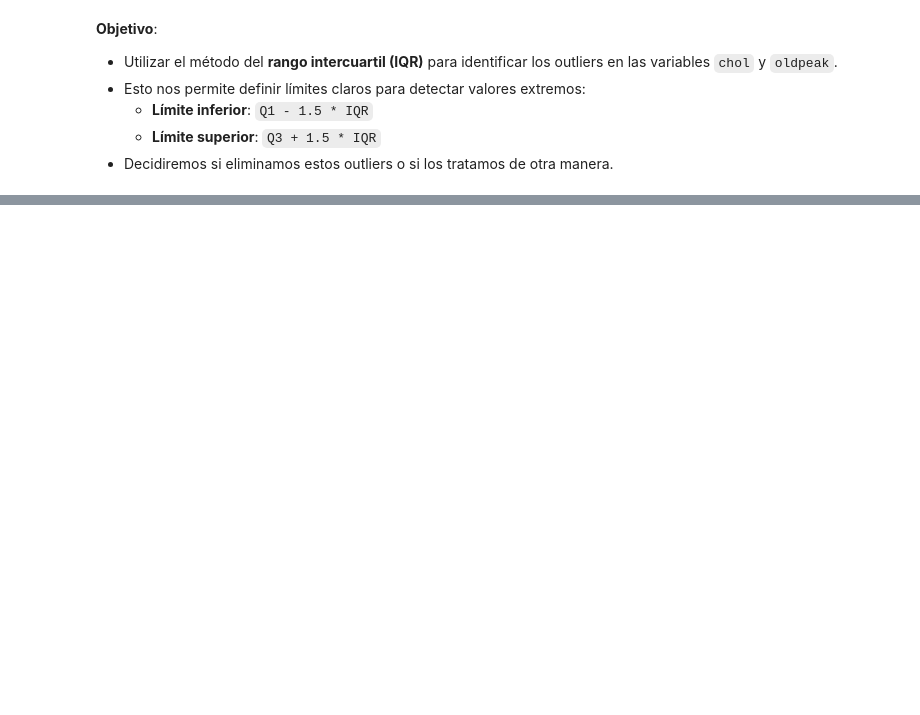
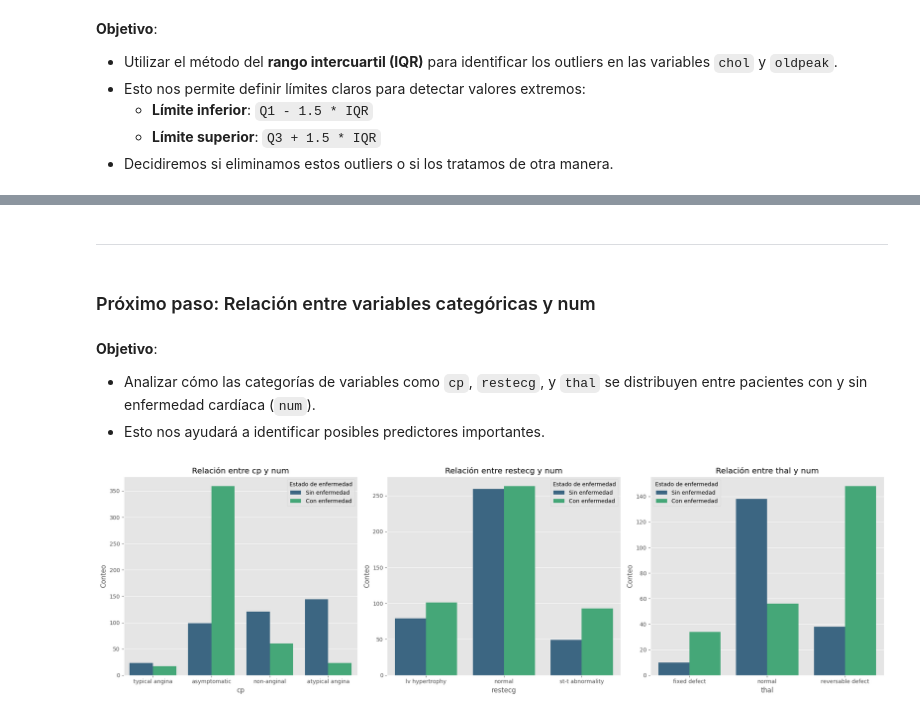
Before and after one commit to jarkillo/Missing-Keys, a Jupyter notebook: Heart_con_teoria.ipynb, the cells around one changed output, grey strips where cells are left out. Cells and saved outputs as stored; diff of their text form; code cells hidden in the pictures; blank space fills up the shorter version.

```diff
--- a/Heart_con_teoria.ipynb
+++ b/Heart_con_teoria.ipynb
@@ -399,0 +726,27 @@ Outliers detectados en oldpeak: 16
+# %% [markdown]
+---
+# %% [markdown]
+### Próximo paso: Relación entre variables categóricas y num
+# %% [markdown]
+**Objetivo**:
+- Analizar cómo las categorías de variables como `cp`, `restecg`, y `thal` se distribuyen entre pacientes con y sin enfermedad cardíaca (`num`).
+- Esto nos ayudará a identificar posibles predictores importantes.
+# %%
+# Crear subplots para las variables categóricas
+fig, axes = plt.subplots(1, 3, figsize=(20, 6))
+
+# Variables categóricas
+categorical_vars = ['cp', 'restecg', 'thal']
+
+# Iterar sobre las variables y asignarlas a los subplots
+for i, var in enumerate(categorical_vars):
+    sns.countplot(data=uci_data, x=var, hue='num', palette='viridis', ax=axes[i])
+    axes[i].set_title(f'Relación entre {var} y num')
+    axes[i].set_xlabel(var)
+    axes[i].set_ylabel('Conteo')
+    axes[i].legend(title='Estado de enfermedad', labels=['Sin enfermedad', 'Con enfermedad'])
+
+plt.tight_layout()
+plt.show()
+# %% [output]
+[figure, added]
```
Also changed, not shown: parts of 54 cells of this notebook, 1 other file.
